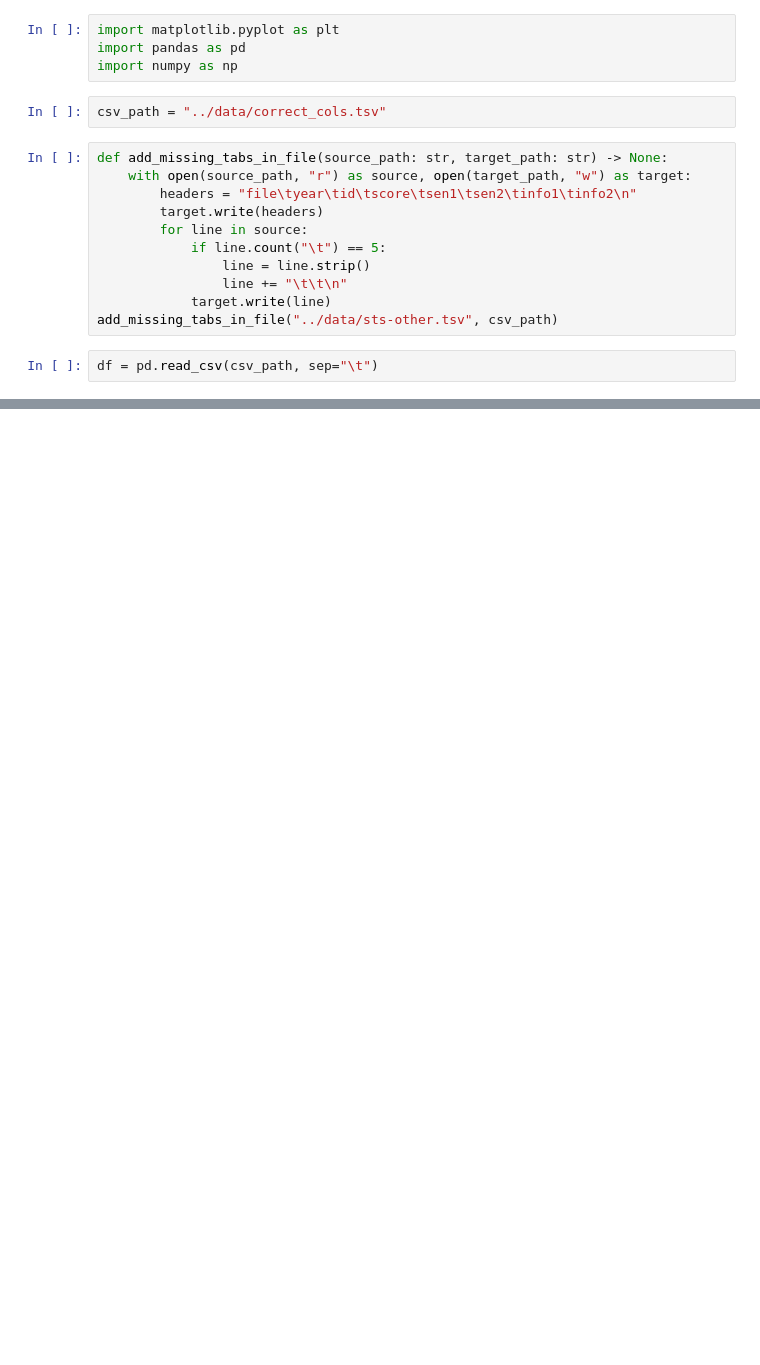
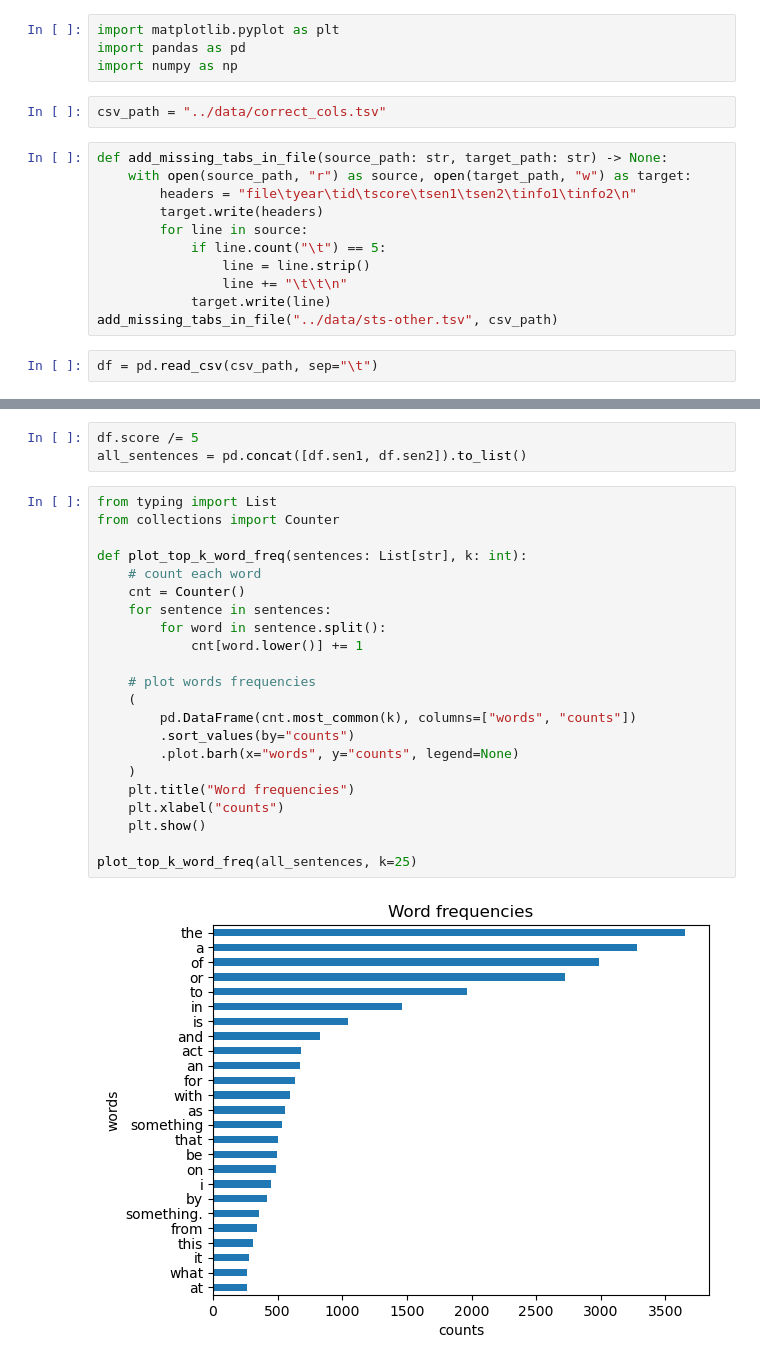
Before and after one commit to nihermann/SemEval-DataAnalytics, a Jupyter notebook: notebooks/basic_analysis.ipynb, the cells around one changed output, grey strips where cells are left out. Drawn from its saved outputs; the diff is of its cells as text; blank space fills up the shorter version.

```diff
--- a/notebooks/basic_analysis.ipynb
+++ b/notebooks/basic_analysis.ipynb
@@ -85,0 +85,27 @@ plt.show()
+# %%
+df.score /= 5
+all_sentences = pd.concat([df.sen1, df.sen2]).to_list()
+# %%
+from typing import List
+from collections import Counter
+
+def plot_top_k_word_freq(sentences: List[str], k: int):
+    # count each word
+    cnt = Counter()
+    for sentence in sentences:
+        for word in sentence.split():
+            cnt[word.lower()] += 1
+
+    # plot words frequencies
+    (
+        pd.DataFrame(cnt.most_common(k), columns=["words", "counts"])
+        .sort_values(by="counts")
+        .plot.barh(x="words", y="counts", legend=None)
+    )
+    plt.title("Word frequencies")
+    plt.xlabel("counts")
+    plt.show()
+
+plot_top_k_word_freq(all_sentences, k=25)
+# %% [output]
+[figure, added]
```
Also changed, not shown: parts of 6 cells of this notebook.
